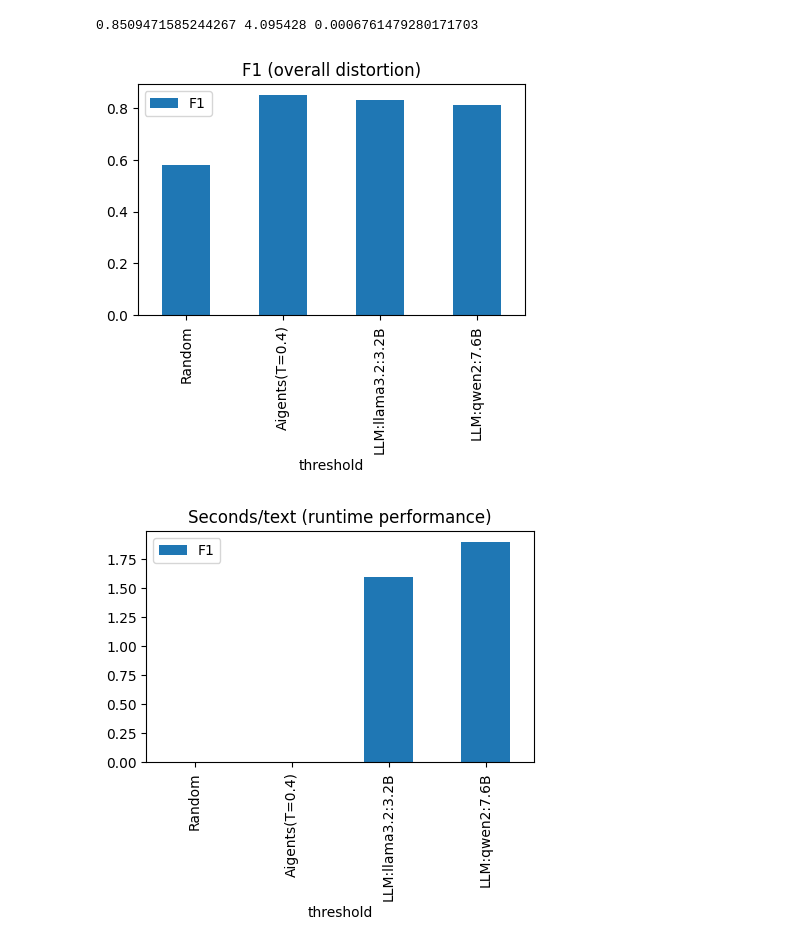
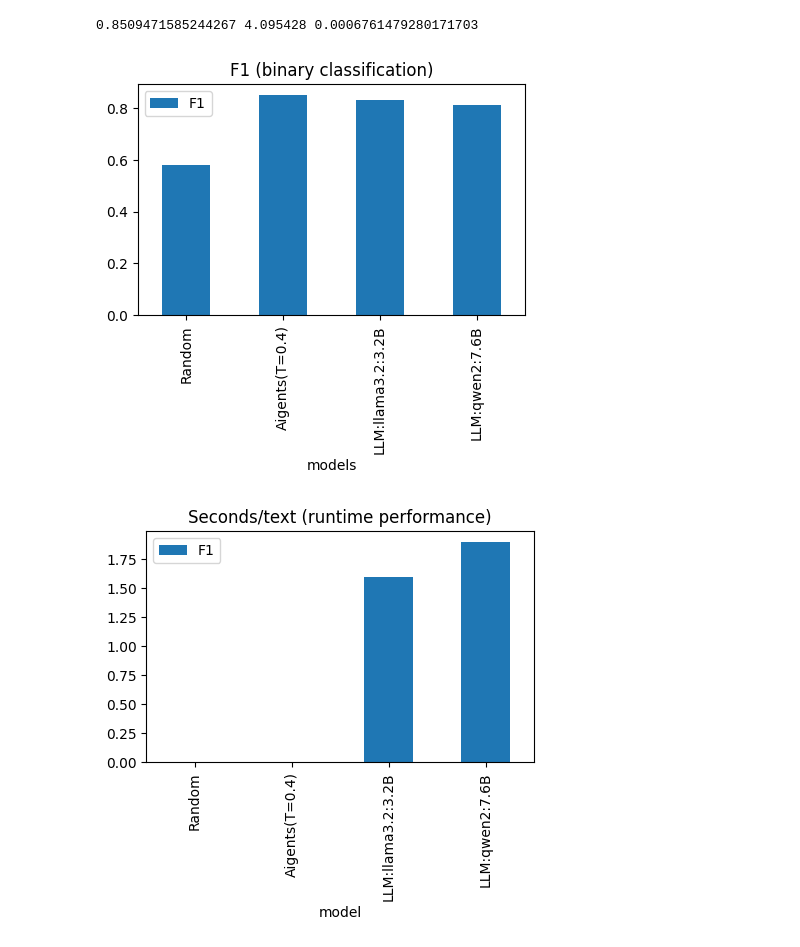
Before and after one commit to aigents/pygents, a Jupyter notebook: notebooks/nlp/distortions/distortions_joint_binary.ipynb, the cells around one changed output. Saved outputs shown, nothing was run; the diff lists cells and outputs as text; code cells hidden in the pictures.

Commit message:
fix labels

```diff
--- a/notebooks/nlp/distortions/distortions_joint_binary.ipynb
+++ b/notebooks/nlp/distortions/distortions_joint_binary.ipynb
@@ -300,10 +300,10 @@ print(f1,delta.total_seconds(),delta.total_seconds()/len(df3))
 # %% [output]
 0.8509471585244267 4.095428 0.0006761479280171703
 # %%
-plot_dict_bars({"Random":0.58,"Aigents(T=0.4)":0.85,"LLM:llama3.2:3.2B":0.83,"LLM:qwen2:7.6B":0.81}, labels="threshold", values="F1", title=f"F1 (overall distortion)")
+plot_dict_bars({"Random":0.58,"Aigents(T=0.4)":0.85,"LLM:llama3.2:3.2B":0.83,"LLM:qwen2:7.6B":0.81}, labels="models", values="F1", title=f"F1 (binary classification)")
 # %% [output]
-[figure, old version]
+[figure, new version]
 # %%
-plot_dict_bars({"Random":0,"Aigents(T=0.4)":0.0007,"LLM:llama3.2:3.2B":1.6,"LLM:qwen2:7.6B":1.9}, labels="threshold", values="F1", title=f"Seconds/text (runtime performance)")
+plot_dict_bars({"Random":0,"Aigents(T=0.4)":0.0007,"LLM:llama3.2:3.2B":1.6,"LLM:qwen2:7.6B":1.9}, labels="model", values="F1", title=f"Seconds/text (runtime performance)")
 # %% [output]
-[figure, old version]
+[figure, new version]
```
